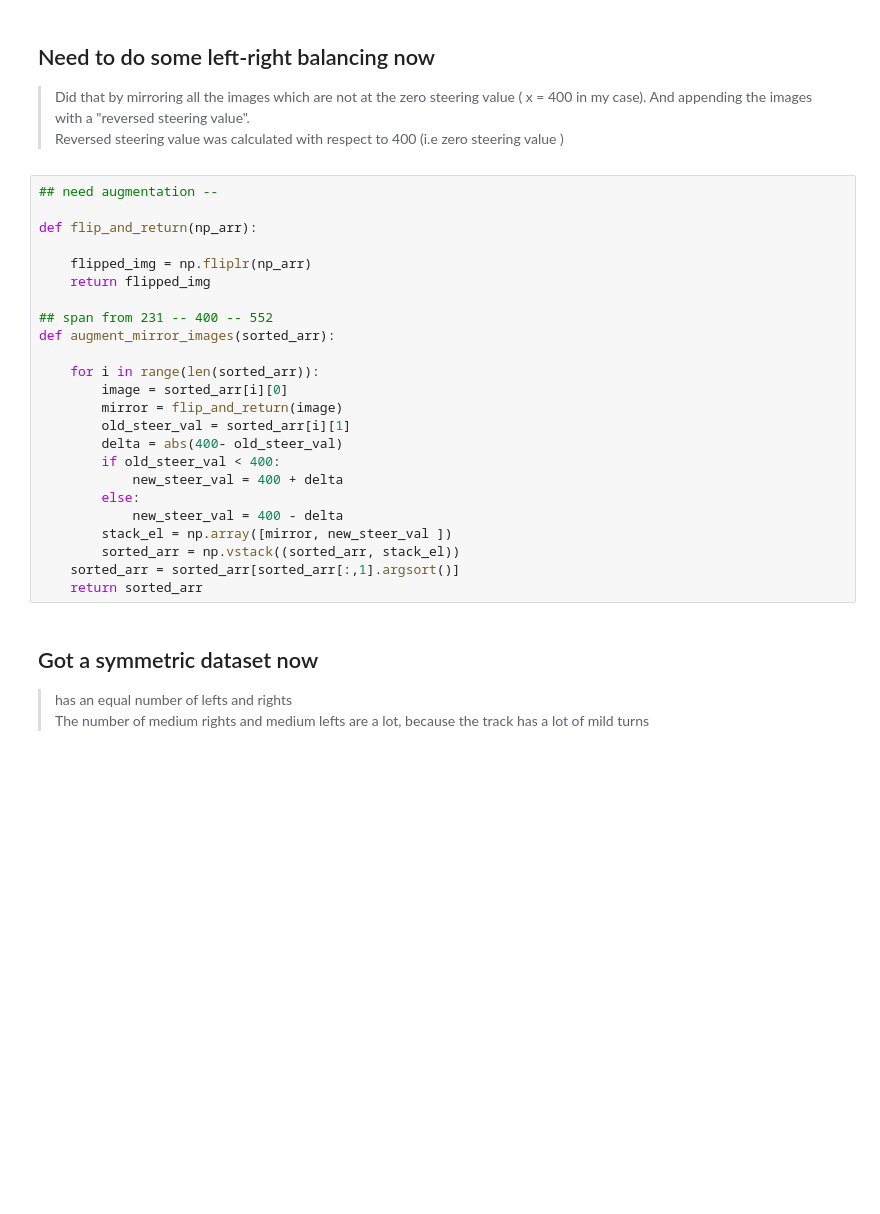
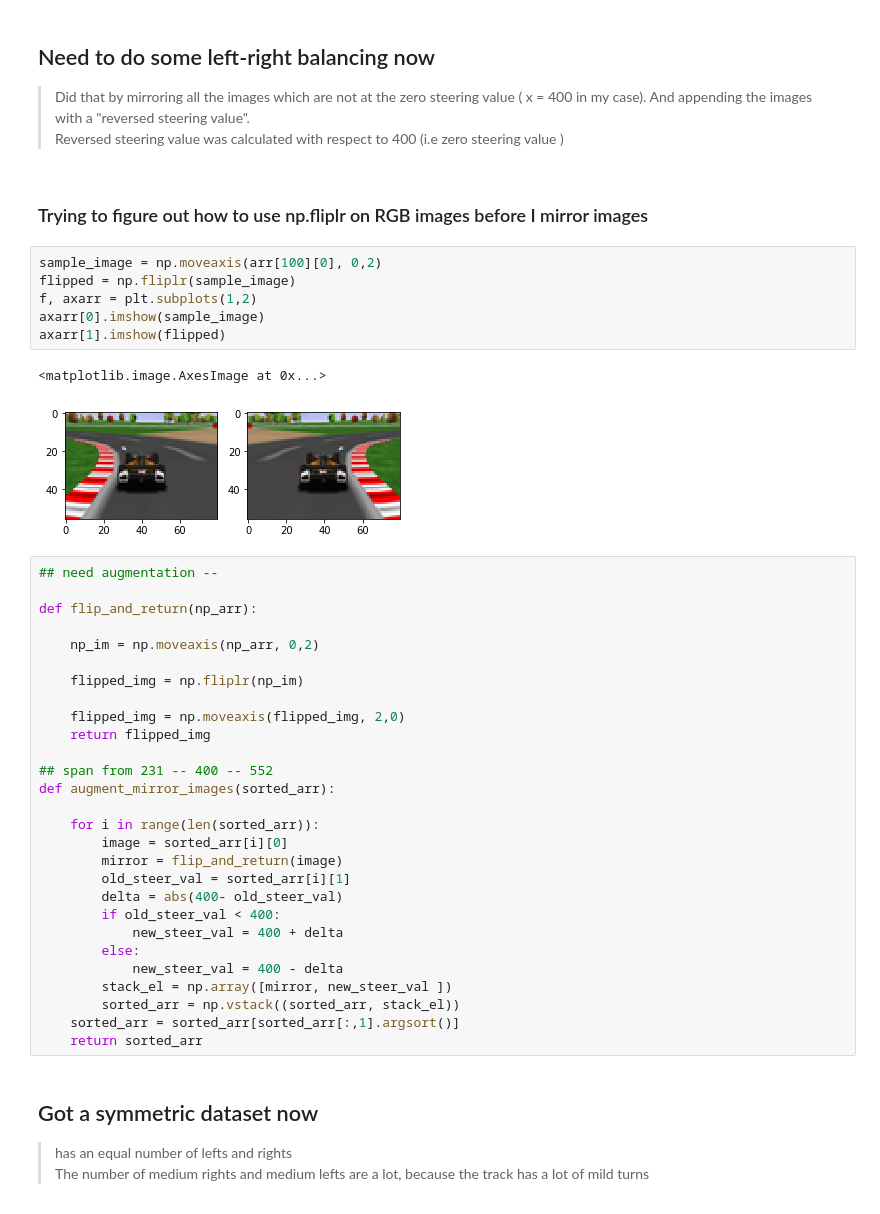
Before and after one commit to Mayukhdeb/mind_the_bend, a Jupyter notebook: process_collected_data.ipynb, the cells around one changed output. Saved outputs shown, nothing was run; the diff lists cells and outputs as text; blank space fills up the shorter version.

```diff
--- a/process_collected_data.ipynb
+++ b/process_collected_data.ipynb
@@ -81,12 +89,27 @@ plt.show()
 ## Need to do some left-right balancing now
 > Did that by mirroring all the images which are not at the zero steering value ( x = 400 in my case). And appending the images with a "reversed steering value". <br>
 > Reversed steering value was calculated with respect to 400 (i.e  zero steering value )
+# %% [markdown]
+###  Trying to figure out how to use np.fliplr on RGB images before I mirror images
+# %%
+sample_image = np.moveaxis(arr[100][0], 0,2)
+flipped = np.fliplr(sample_image)
+f, axarr = plt.subplots(1,2)
+axarr[0].imshow(sample_image)
+axarr[1].imshow(flipped)
+# %% [output]
+<matplotlib.image.AxesImage at 0x...>
+[figure, added]
 # %%
 ## need augmentation --
 
 def flip_and_return(np_arr):
 
-    flipped_img = np.fliplr(np_arr)
+    np_im = np.moveaxis(np_arr, 0,2)
+
+    flipped_img = np.fliplr(np_im)
+
+    flipped_img = np.moveaxis(flipped_img, 2,0)
     return flipped_img
 
 ## span from 231 -- 400 -- 552
```
Also changed, not shown: parts of 20 cells of this notebook.
